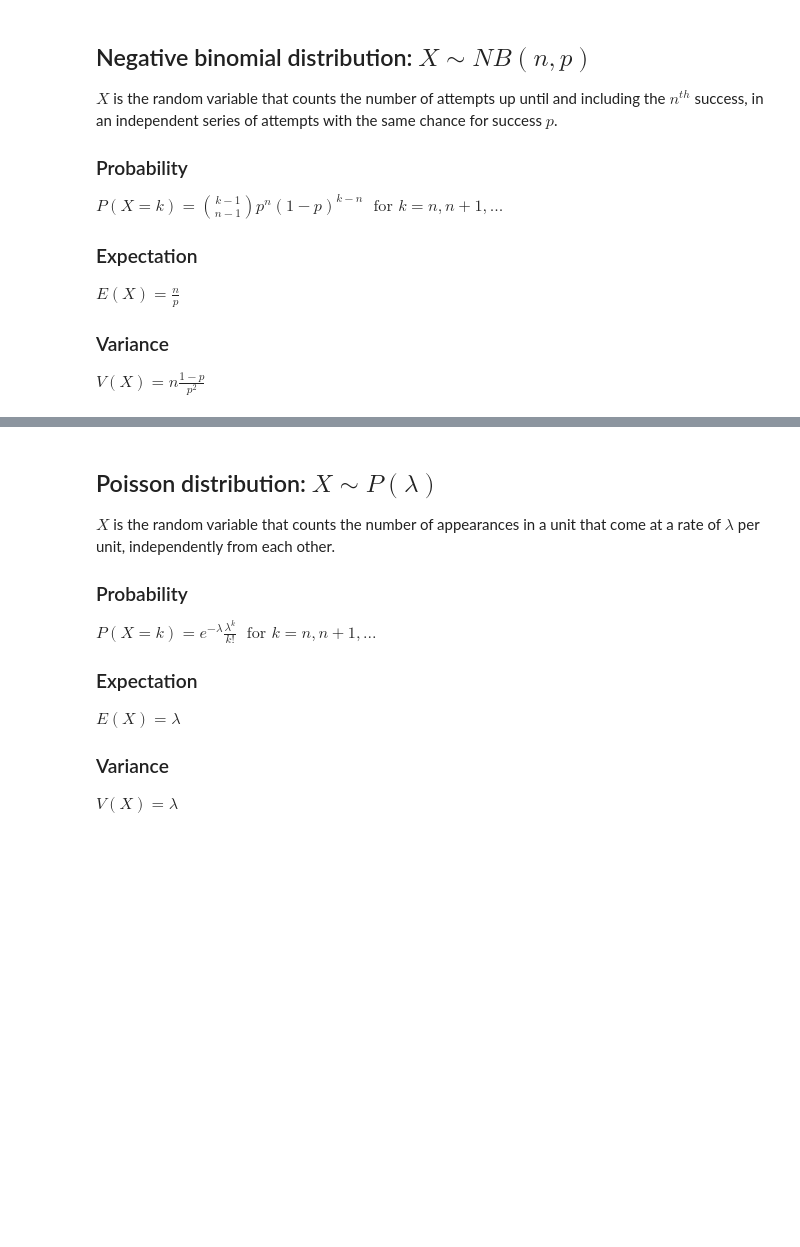
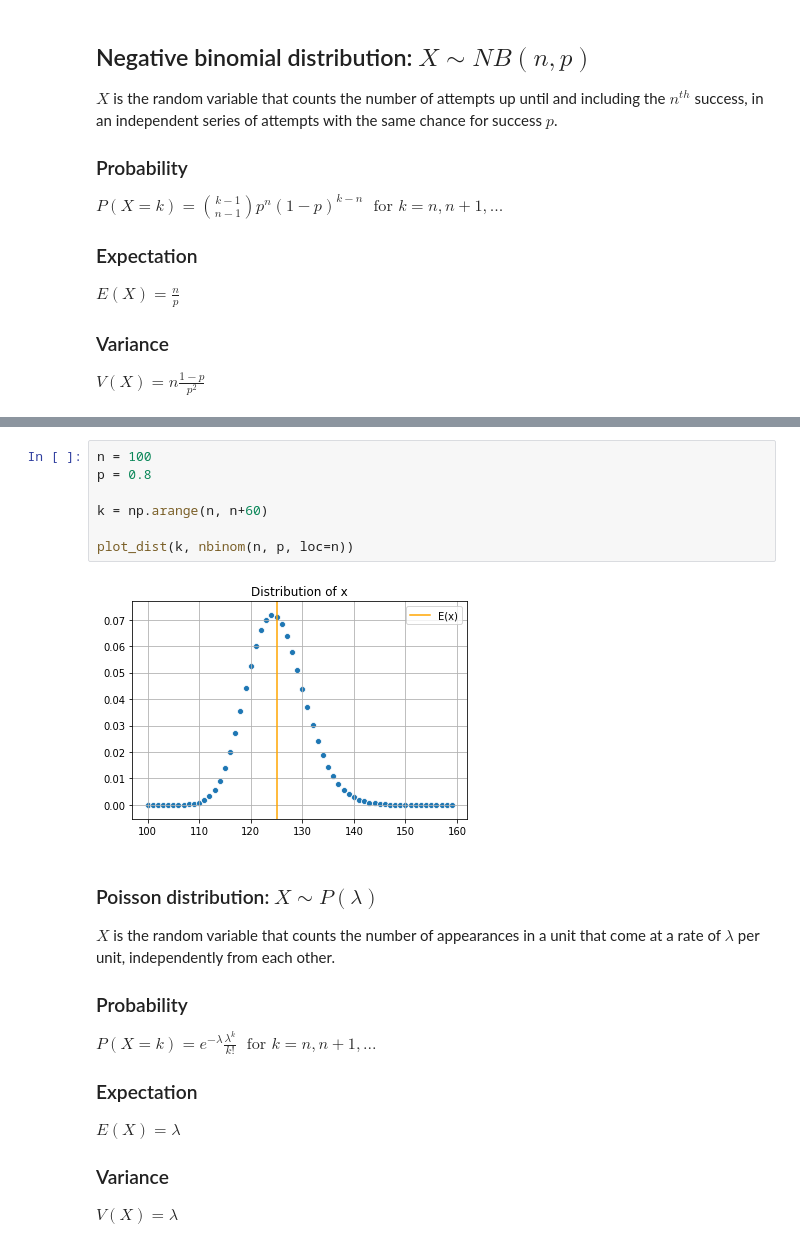
Before and after one commit to eytanohana/Data-Science-and-Statistics, a Jupyter notebook: Distributions.ipynb, the cells around one changed output, grey strips where cells are left out. Saved outputs shown, nothing was run; the diff lists cells and outputs as text; blank space fills up the shorter version.

```diff
--- a/Distributions.ipynb
+++ b/Distributions.ipynb
@@ -207,5 +227,14 @@ $V(X) = n\frac{1-p}{p^2}$
+# %%
+n = 100
+p = 0.8
+
+k = np.arange(n, n+60)
+
+plot_dist(k, nbinom(n, p, loc=n))
+# %% [output]
+[figure, added]
 # %% [markdown]
-## Poisson distribution: $X \sim P(\lambda)$
+### Poisson distribution: $X \sim P(\lambda)$
 
 $X$ is the random variable that counts the number of appearances in a unit that come at a rate of $\lambda$ per unit, independently from each other.
 
```
Also changed, not shown: parts of 3 cells of this notebook.
